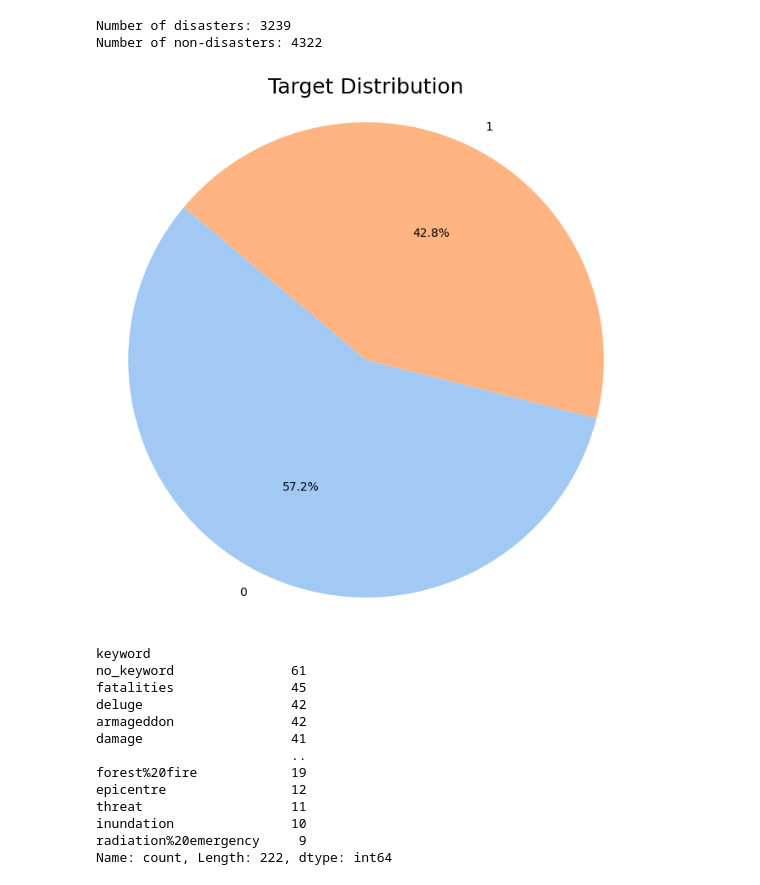
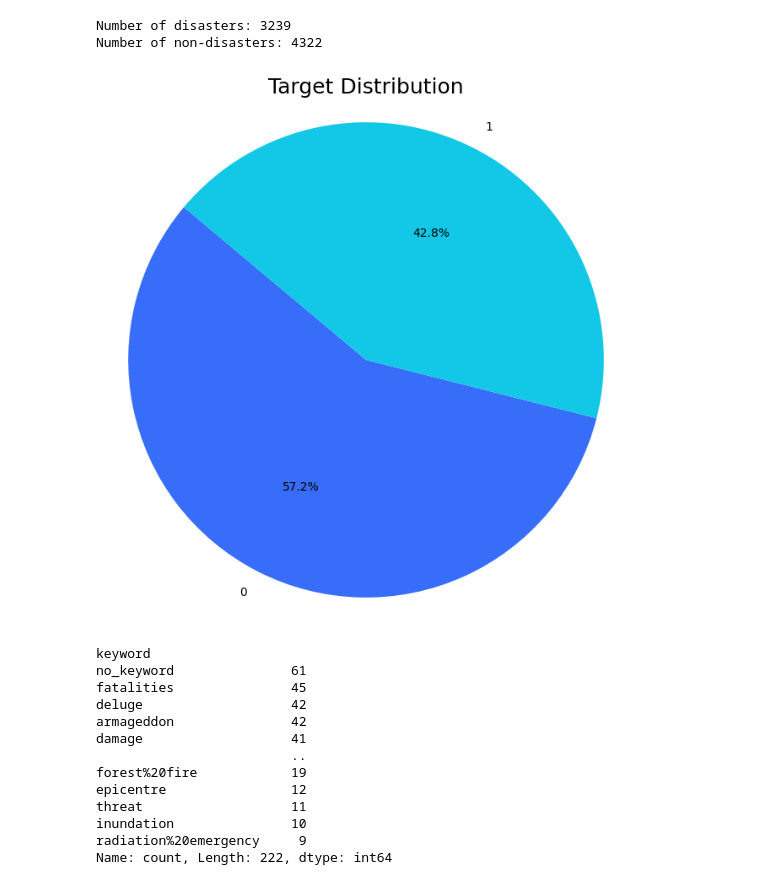
Before and after one commit to ihuod/Tweets_NLP, a Jupyter notebook: tweets.ipynb, the cells around one changed output. Saved outputs shown, nothing was run; the diff lists cells and outputs as text; code cells hidden in the pictures.

```diff
--- a/tweets.ipynb
+++ b/tweets.ipynb
@@ -153,15 +159,15 @@ Number of non-disasters: 4322
 # %%
 target_counts = df_train['target'].value_counts()
 
 plt.figure(figsize=(8, 8), dpi=100)
-plt.pie(target_counts, labels=target_counts.index, autopct='%1.1f%%', startangle=140, colors=sns.color_palette('pastel'))
+plt.pie(target_counts, labels=target_counts.index, autopct='%1.1f%%', startangle=140, colors=sns.color_palette('rainbow'))
 
 plt.title('Target Distribution', fontsize=18)
 plt.axis('equal')
 
 plt.show()
 # %% [output]
-[figure, old version]
+[figure, new version]
 # %%
 keyword_counts = df_train['keyword'].value_counts()
 keyword_counts
```
Also changed, not shown: parts of 47 cells of this notebook.
